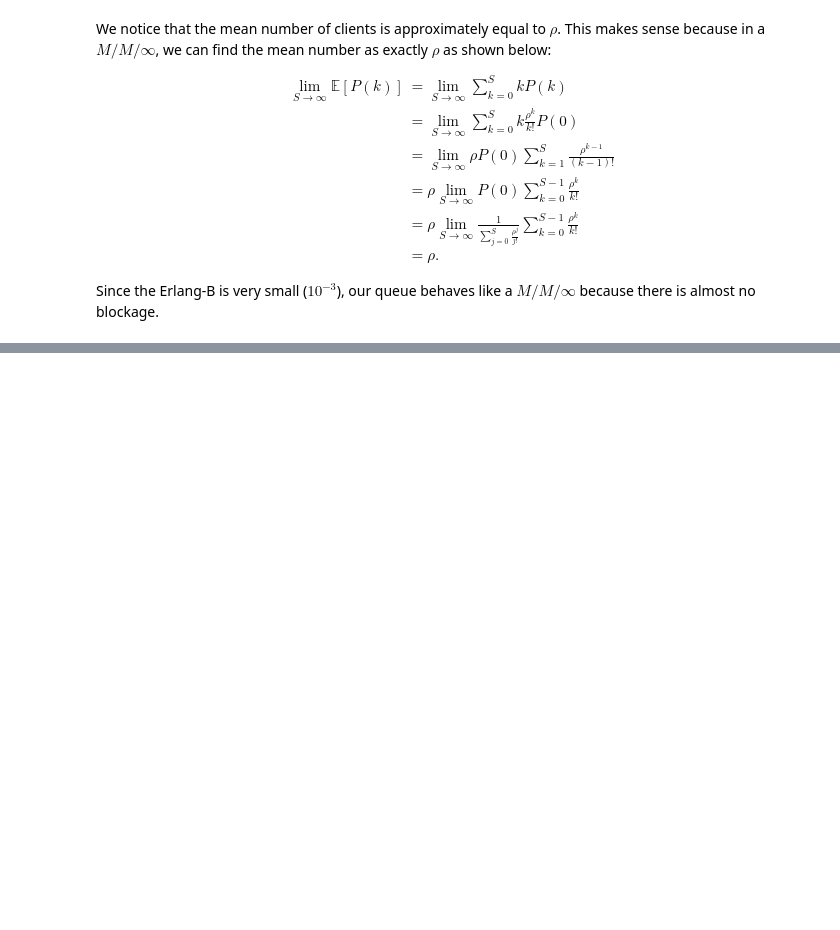
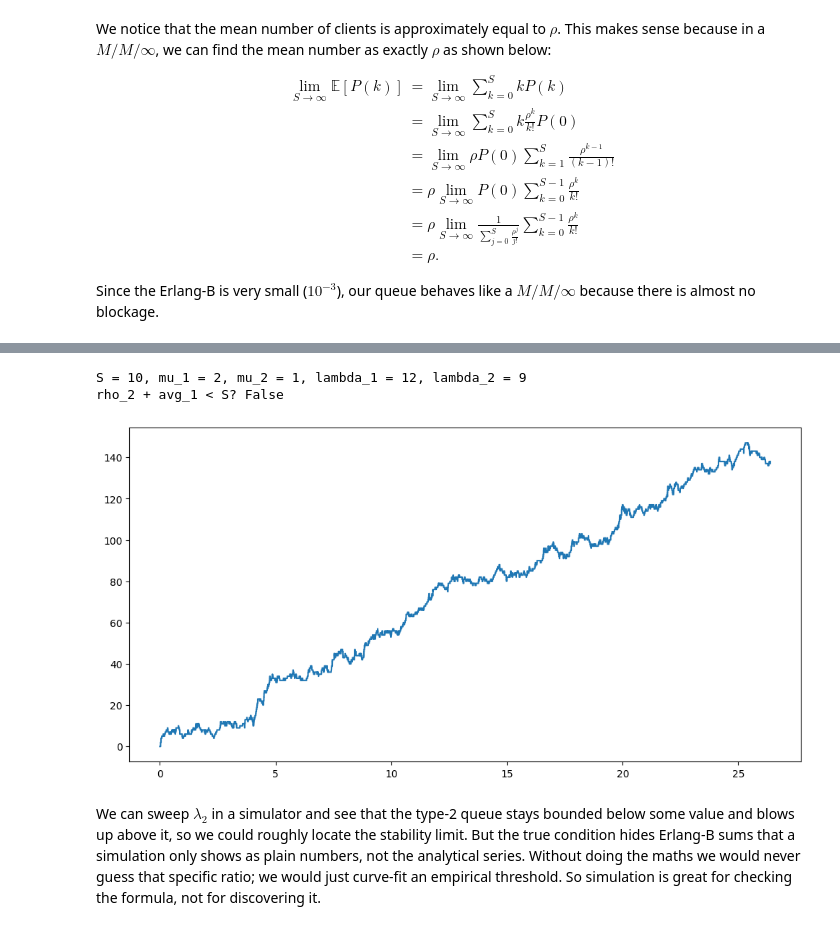
Before and after one commit to Vinschers/queueing-theory, a Jupyter notebook: Project2_DUTRA_VICENTIN.ipynb, the cells around one changed output, grey strips where cells are left out. Cells and saved outputs as stored; diff of their text form; code cells hidden in the pictures; blank space fills up the shorter version.

```diff
--- a/Project2_DUTRA_VICENTIN.ipynb
+++ b/Project2_DUTRA_VICENTIN.ipynb
@@ -91,0 +264,25 @@ Since the Erlang-B is very small ($10^{-3}$), our queue behaves like a $M / M /
+# %%
+S = 10
+mu_1 = 2
+mu_2 = 1
+lambda_1 = 12
+lambda_2 = 9
+
+print(f"{S = }, {mu_1 = }, {mu_2 = }, {lambda_1 = }, {lambda_2 = }")
+
+mean_1 = mean_number_waiting_customers(lambda_1, mu_1, S)
+rho_2 = lambda_2 / mu_2
+
+print(f"rho_2 + avg_1 < S? {rho_2 + mean_1 < S}")
+
+x, T = markov(S, mu_1, mu_2, lambda_1, lambda_2, 1_000)
+
+plt.figure(figsize=(12, 6))
+plt.step(T, x.sum(axis=1), where="post")
+plt.show()
+# %% [output]
+S = 10, mu_1 = 2, mu_2 = 1, lambda_1 = 12, lambda_2 = 9
+rho_2 + avg_1 < S? False
+[figure, added]
+# %% [markdown]
+We can sweep $\lambda_2$ in a simulator and see that the type‑2 queue stays bounded below some value and blows up above it, so we could roughly locate the stability limit. But the true condition hides Erlang‑B sums that a simulation only shows as plain numbers, not the analytical series. Without doing the maths we would never guess that specific ratio; we would just curve‑fit an empirical threshold. So simulation is great for checking the formula, not for discovering it.
```
Also changed, not shown: parts of 18 cells of this notebook, 1 other file.
